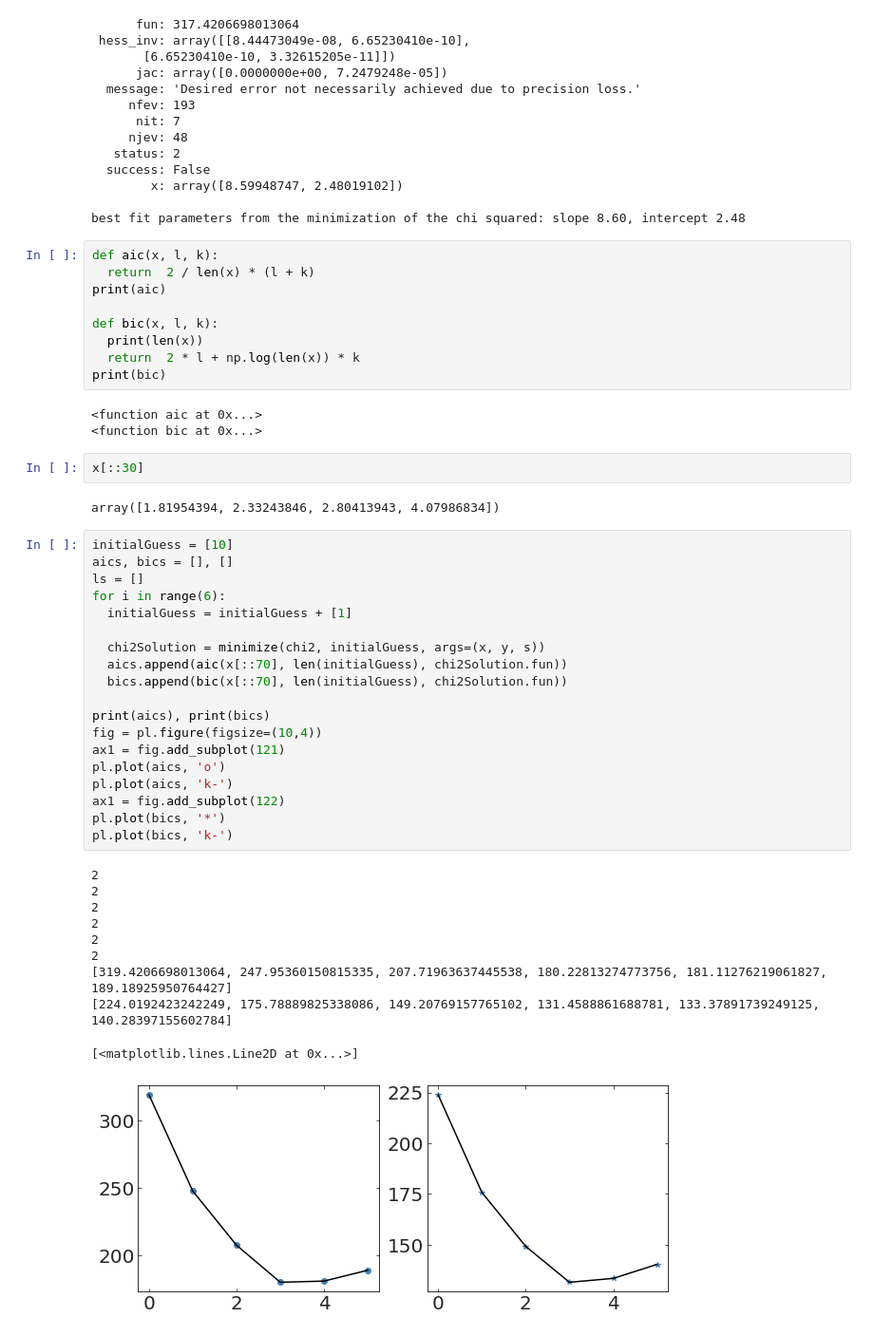
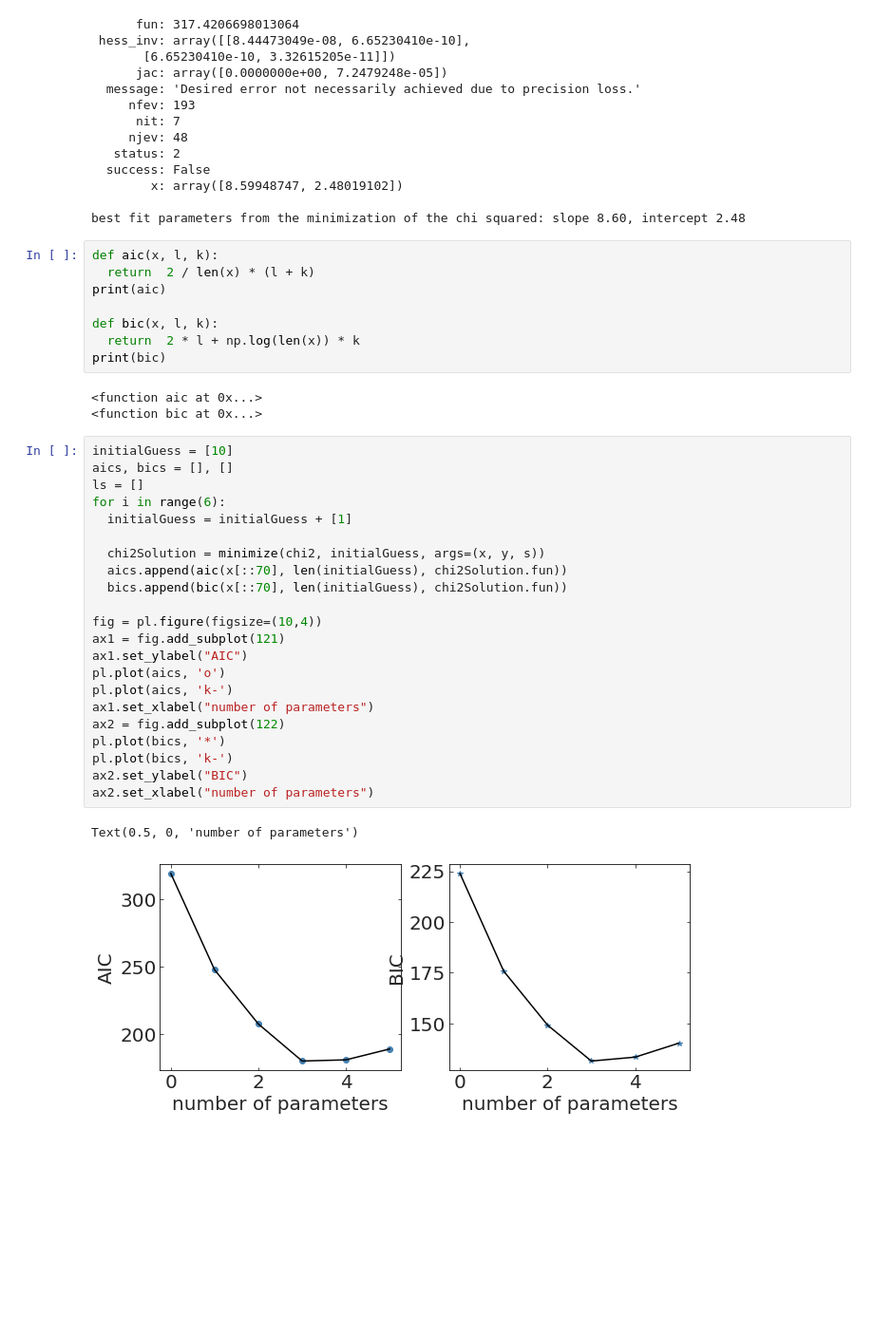
Before and after one commit to xiaolng/DSPS_FBianco, a Jupyter notebook: CodeExamples/FittingLineToGRBAfterglows_AICBIC.ipynb, the cells around one changed output. Shown: that part at 95% size. Saved outputs shown, nothing was run; the diff lists cells and outputs as text; blank space fills up the shorter version.

```diff
--- a/CodeExamples/FittingLineToGRBAfterglows_AICBIC.ipynb
+++ b/CodeExamples/FittingLineToGRBAfterglows_AICBIC.ipynb
@@ -176,43 +174,33 @@ def aic(x, l, k):
 print(aic)
 
 def bic(x, l, k):
-  print(len(x))
   return  2 * l + np.log(len(x)) * k
 print(bic)
 # %% [output]
 <function aic at 0x...>
 <function bic at 0x...>
-# %%
-x[::30]
-# %% [output]
-array([1.81954394, 2.33243846, 2.80413943, 4.07986834])
 # %%
 initialGuess = [10]
 aics, bics = [], []
 ls = []
 for i in range(6):
   initialGuess = initialGuess + [1]
 
   chi2Solution = minimize(chi2, initialGuess, args=(x, y, s))
   aics.append(aic(x[::70], len(initialGuess), chi2Solution.fun))
   bics.append(bic(x[::70], len(initialGuess), chi2Solution.fun))
 
-print(aics), print(bics)
 fig = pl.figure(figsize=(10,4))
 ax1 = fig.add_subplot(121)
+ax1.set_ylabel("AIC")
 pl.plot(aics, 'o')
 pl.plot(aics, 'k-')
-ax1 = fig.add_subplot(122)
+ax1.set_xlabel("number of parameters")
+ax2 = fig.add_subplot(122)
 pl.plot(bics, '*')
 pl.plot(bics, 'k-')
+ax2.set_ylabel("BIC")
+ax2.set_xlabel("number of parameters")
 # %% [output]
-2
-2
-2
-2
-2
-2
-[319.4206698013064, 247.95360150815335, 207.71963637445538, 180.22813274773756, 181.11276219061827, 189.18925950764427]
-[224.0192423242249, 175.78889825338086, 149.20769157765102, 131.4588861688781, 133.37891739249125, 140.28397155602784]
+Text(0.5, 0, 'number of parameters')
-[<matplotlib.lines.Line2D at 0x...>]
-[figure, old version]
+[figure, new version]
```
Also changed, not shown: parts of 5 cells of this notebook.
